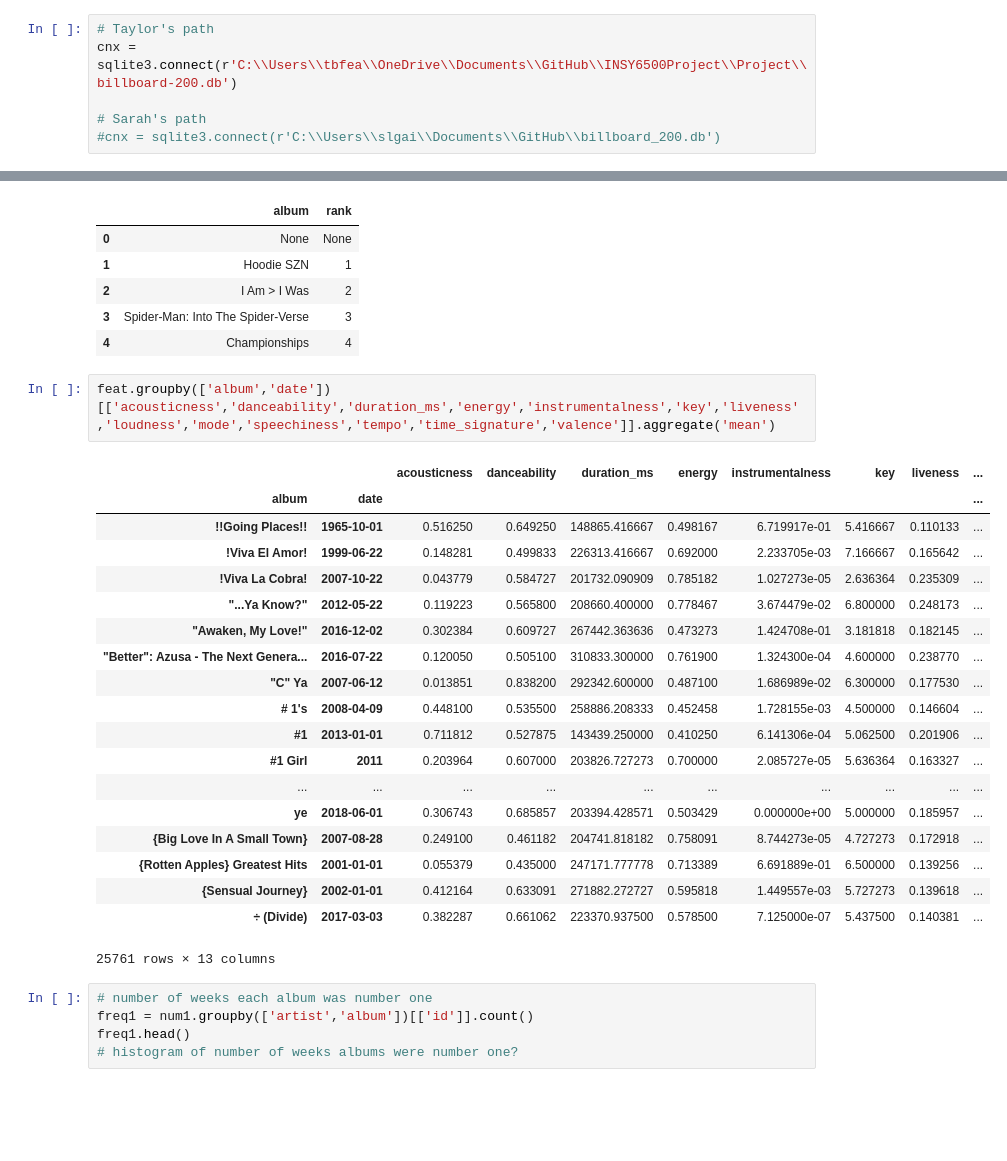
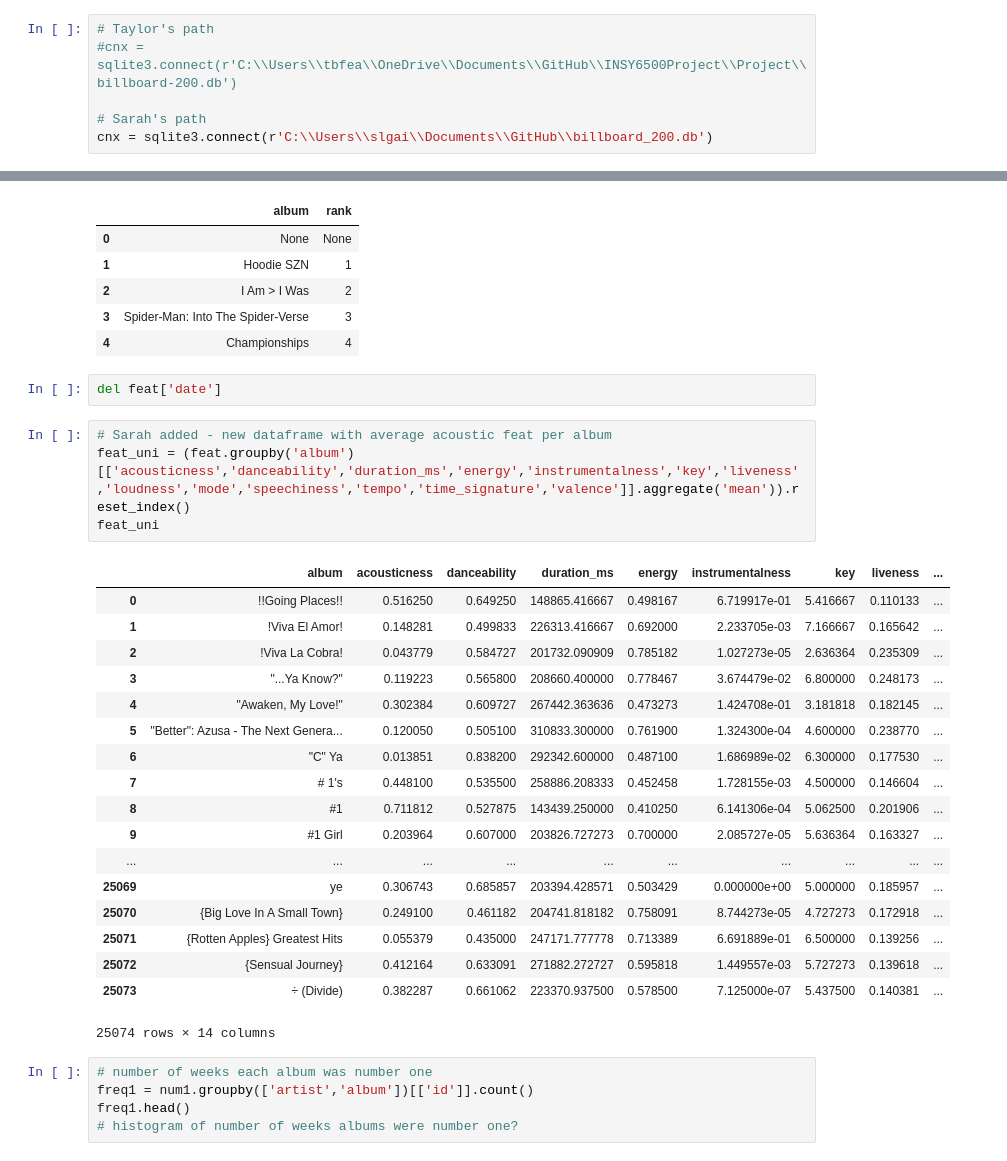
Before and after one commit to INSY6500projectTFSG/6500project, a Jupyter notebook: Project-Copy1.ipynb, the cells around one changed output, grey strips where cells are left out. Drawn from its saved outputs; the diff is of its cells as text; blank space fills up the shorter version.

```diff
--- a/Project-Copy1.ipynb
+++ b/Project-Copy1.ipynb
@@ -18,10 +18,10 @@ import numpy as np
 import matplotlib.pyplot as plt
 # %%
 # Taylor's path
-cnx = sqlite3.connect(r'C:\\Users\\tbfea\\OneDrive\\Documents\\GitHub\\INSY6500Project\\Project\\billboard-200.db')
+#cnx = sqlite3.connect(r'C:\\Users\\tbfea\\OneDrive\\Documents\\GitHub\\INSY6500Project\\Project\\billboard-200.db')
 
 # Sarah's path
-#cnx = sqlite3.connect(r'C:\\Users\\slgai\\Documents\\GitHub\\billboard_200.db')
+cnx = sqlite3.connect(r'C:\\Users\\slgai\\Documents\\GitHub\\billboard_200.db')
 # %%
 ## https://stackoverflow.com/questions/50996820/how-to-import-a-sqlite3-database-into-python-jupyter-notebook
 
@@ -229,28 +229,31 @@ albrankunique.head()
 | 2 | I Am > I Was | 2 |
 | 3 | Spider-Man: Into The Spider-Verse | 3 |
 | 4 | Championships | 4 |
+# %%
+del feat['date']
 # %%
-feat.groupby(['album','date'])[['acousticness','danceability','duration_ms','energy','instrumentalness','key','liveness','loudness','mode','speechiness','tempo','time_signature','valence']].aggregate('mean')
+# Sarah added - new dataframe with average acoustic feat per album
+feat_uni = (feat.groupby('album')[['acousticness','danceability','duration_ms','energy','instrumentalness','key','liveness','loudness','mode','speechiness','tempo','time_signature','valence']].aggregate('mean')).reset_index()
+feat_uni
 # %% [output]
-|  |  | acousticness | danceability | duration_ms | energy | instrumentalness | key | liveness | ... |
-| album | date |  |  |  |  |  |  |  | ... |
-| !!Going Places!! | 1965-10-01 | 0.516250 | 0.649250 | 148865.416667 | 0.498167 | 6.719917e-01 | 5.416667 | 0.110133 | ... |
-| !Viva El Amor! | 1999-06-22 | 0.148281 | 0.499833 | 226313.416667 | 0.692000 | 2.233705e-03 | 7.166667 | 0.165642 | ... |
-| !Viva La Cobra! | 2007-10-22 | 0.043779 | 0.584727 | 201732.090909 | 0.785182 | 1.027273e-05 | 2.636364 | 0.235309 | ... |
-| "...Ya Know?" | 2012-05-22 | 0.119223 | 0.565800 | 208660.400000 | 0.778467 | 3.674479e-02 | 6.800000 | 0.248173 | ... |
-| "Awaken, My Love!" | 2016-12-02 | 0.302384 | 0.609727 | 267442.363636 | 0.473273 | 1.424708e-01 | 3.181818 | 0.182145 | ... |
-| "Better": Azusa - The Next Genera... | 2016-07-22 | 0.120050 | 0.505100 | 310833.300000 | 0.761900 | 1.324300e-04 | 4.600000 | 0.238770 | ... |
-| "C" Ya | 2007-06-12 | 0.013851 | 0.838200 | 292342.600000 | 0.487100 | 1.686989e-02 | 6.300000 | 0.177530 | ... |
-| # 1's | 2008-04-09 | 0.448100 | 0.535500 | 258886.208333 | 0.452458 | 1.728155e-03 | 4.500000 | 0.146604 | ... |
-| #1 | 2013-01-01 | 0.711812 | 0.527875 | 143439.250000 | 0.410250 | 6.141306e-04 | 5.062500 | 0.201906 | ... |
-| #1 Girl | 2011 | 0.203964 | 0.607000 | 203826.727273 | 0.700000 | 2.085727e-05 | 5.636364 | 0.163327 | ... |
+|  | album | acousticness | danceability | duration_ms | energy | instrumentalness | key | liveness | ... |
+| 0 | !!Going Places!! | 0.516250 | 0.649250 | 148865.416667 | 0.498167 | 6.719917e-01 | 5.416667 | 0.110133 | ... |
+| 1 | !Viva El Amor! | 0.148281 | 0.499833 | 226313.416667 | 0.692000 | 2.233705e-03 | 7.166667 | 0.165642 | ... |
+| 2 | !Viva La Cobra! | 0.043779 | 0.584727 | 201732.090909 | 0.785182 | 1.027273e-05 | 2.636364 | 0.235309 | ... |
+| 3 | "...Ya Know?" | 0.119223 | 0.565800 | 208660.400000 | 0.778467 | 3.674479e-02 | 6.800000 | 0.248173 | ... |
+| 4 | "Awaken, My Love!" | 0.302384 | 0.609727 | 267442.363636 | 0.473273 | 1.424708e-01 | 3.181818 | 0.182145 | ... |
+| 5 | "Better": Azusa - The Next Genera... | 0.120050 | 0.505100 | 310833.300000 | 0.761900 | 1.324300e-04 | 4.600000 | 0.238770 | ... |
+| 6 | "C" Ya | 0.013851 | 0.838200 | 292342.600000 | 0.487100 | 1.686989e-02 | 6.300000 | 0.177530 | ... |
+| 7 | # 1's | 0.448100 | 0.535500 | 258886.208333 | 0.452458 | 1.728155e-03 | 4.500000 | 0.146604 | ... |
+| 8 | #1 | 0.711812 | 0.527875 | 143439.250000 | 0.410250 | 6.141306e-04 | 5.062500 | 0.201906 | ... |
+| 9 | #1 Girl | 0.203964 | 0.607000 | 203826.727273 | 0.700000 | 2.085727e-05 | 5.636364 | 0.163327 | ... |
 | ... | ... | ... | ... | ... | ... | ... | ... | ... | ... |
-| ye | 2018-06-01 | 0.306743 | 0.685857 | 203394.428571 | 0.503429 | 0.000000e+00 | 5.000000 | 0.185957 | ... |
-| {Big Love In A Small Town} | 2007-08-28 | 0.249100 | 0.461182 | 204741.818182 | 0.758091 | 8.744273e-05 | 4.727273 | 0.172918 | ... |
-| {Rotten Apples} Greatest Hits | 2001-01-01 | 0.055379 | 0.435000 | 247171.777778 | 0.713389 | 6.691889e-01 | 6.500000 | 0.139256 | ... |
-| {Sensual Journey} | 2002-01-01 | 0.412164 | 0.633091 | 271882.272727 | 0.595818 | 1.449557e-03 | 5.727273 | 0.139618 | ... |
-| ÷ (Divide) | 2017-03-03 | 0.382287 | 0.661062 | 223370.937500 | 0.578500 | 7.125000e-07 | 5.437500 | 0.140381 | ... |
+| 25069 | ye | 0.306743 | 0.685857 | 203394.428571 | 0.503429 | 0.000000e+00 | 5.000000 | 0.185957 | ... |
+| 25070 | {Big Love In A Small Town} | 0.249100 | 0.461182 | 204741.818182 | 0.758091 | 8.744273e-05 | 4.727273 | 0.172918 | ... |
+| 25071 | {Rotten Apples} Greatest Hits | 0.055379 | 0.435000 | 247171.777778 | 0.713389 | 6.691889e-01 | 6.500000 | 0.139256 | ... |
+| 25072 | {Sensual Journey} | 0.412164 | 0.633091 | 271882.272727 | 0.595818 | 1.449557e-03 | 5.727273 | 0.139618 | ... |
+| 25073 | ÷ (Divide) | 0.382287 | 0.661062 | 223370.937500 | 0.578500 | 7.125000e-07 | 5.437500 | 0.140381 | ... |
-25761 rows × 13 columns
+25074 rows × 14 columns
 # %%
 # number of weeks each album was number one
 freq1 = num1.groupby(['artist','album'])[['id']].count()
```
Also changed, not shown: parts of 2 cells of this notebook.
